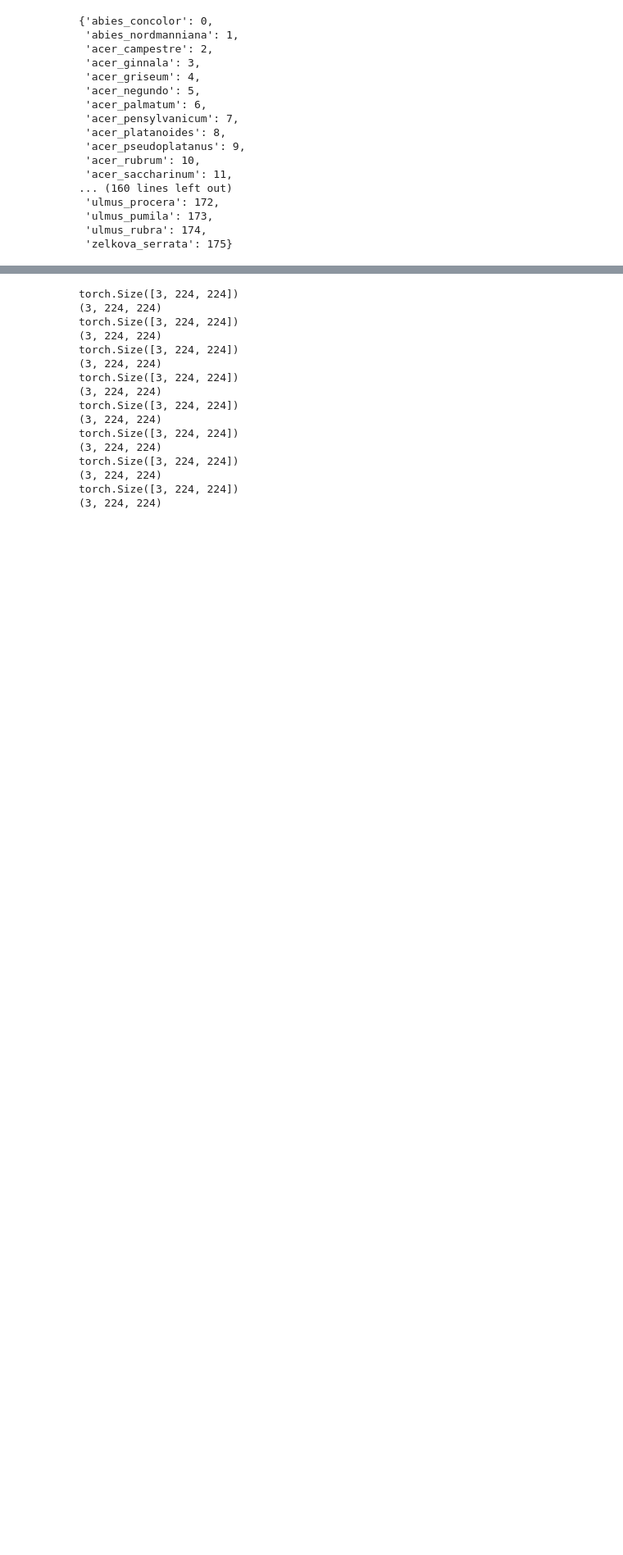
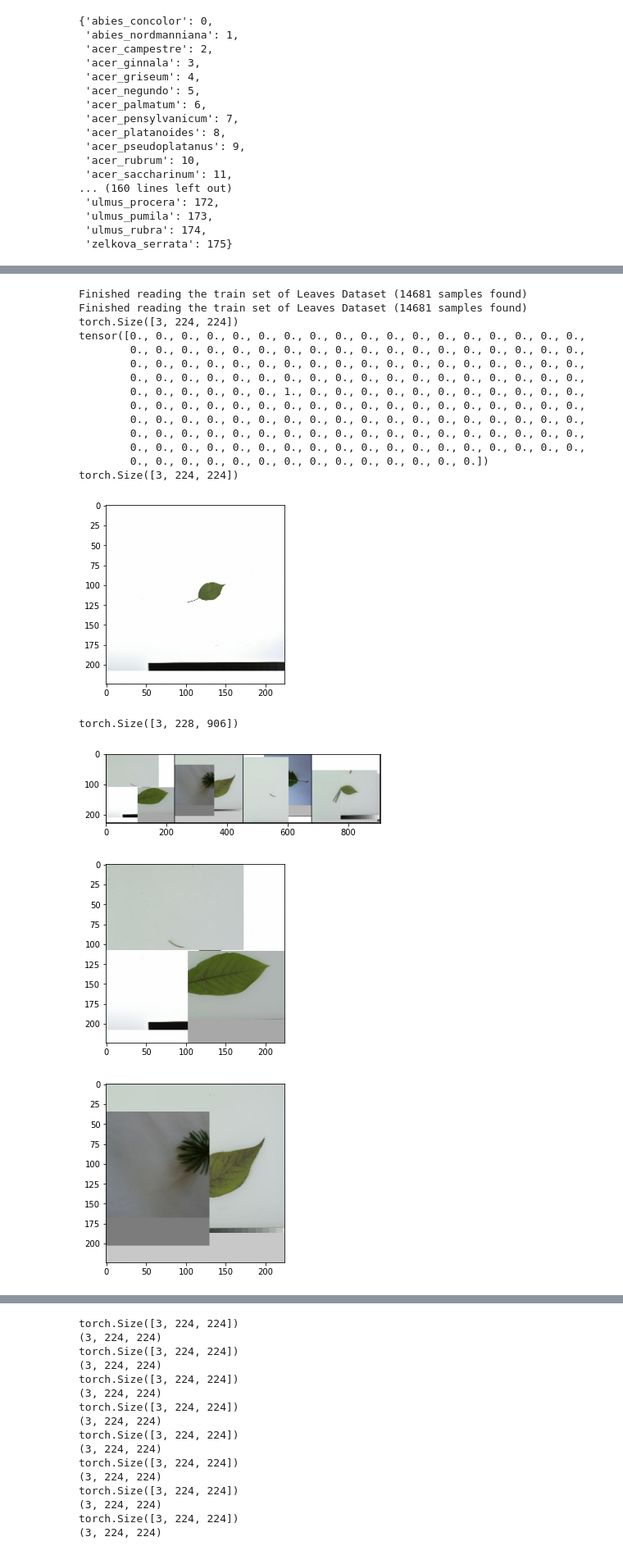
Before and after one commit to 2714830587-xh/CLRS-GG, a Jupyter notebook: Kaggle_dataloader.ipynb, the cells around one changed output, grey strips where cells are left out. Shown: that part at 82% size. Saved outputs shown, nothing was run; the diff lists cells and outputs as text; code cells hidden in the pictures; blank space fills up the shorter version.

```diff
--- a/Kaggle_dataloader.ipynb
+++ b/Kaggle_dataloader.ipynb
@@ -145,8 +152,8 @@ class_to_num
 num_to_class = {v : k for k, v in class_to_num.items()}
 # %%
 # 继承pytorch的dataset，创建自己的
-class LeavesData(Dataset):
-    def __init__(self, csv_path, file_path, mode='train', valid_ratio=0.2, resize_height=256, resize_width=256):
+class LeavesData_2(Dataset):
+    def __init__(self, csv_path, file_path, mode='train', valid_ratio=0.2):
         """
         Args:
             csv_path (string): csv 文件路径
@@ -155,9 +162,6 @@ class LeavesData(Dataset):
             valid_ratio (float): 验证集比例
         """
 
-        # 需要调整后的照片尺寸，我这里每张图片的大小尺寸不一致#
-        self.resize_height = resize_height
-        self.resize_width = resize_width
 
         self.file_path = file_path
         self.mode = mode
@@ -205,13 +209,13 @@ class LeavesData(Dataset):
         if self.mode == 'train':
             transform = transforms.Compose([
                 transforms.Resize((224, 224)),
-                transforms.RandomHorizontalFlip(p=0.5),   #随机水平翻转 选择一个概率
+                # transforms.RandomHorizontalFlip(p=0.5),   #随机水平翻转 选择一个概率
                 transforms.ToTensor()
             ])
         else:
             # valid和test不做数据增强
             transform = transforms.Compose([
-                transforms.Resize((224, 224)),
+                # transforms.Resize((224, 224)),
                 transforms.ToTensor()
             ])
 
@@ -250,0 +243,57 @@ Finished reading the test set of Leaves Dataset (8800 samples found)
+# %%
+# !pip install git+https://github.com/ildoonet/cutmix
+# from cutmix.cutmix import CutMix
+train_path = '/content/drive/MyDrive/Kaggle/train.csv'
+test_path = '/content/drive/MyDrive/Kaggle/test.csv'
+# csv文件中已经images的路径了，因此这里只到上一级目录
+img_path = '/content/drive/MyDrive/Kaggle/'
+
+trainloader = torch.utils.data.DataLoader(
+                      CutMix(LeavesData_2(train_path, img_path), num_class=176, beta=1.0, prob=0.5, num_mix=2),
+                      batch_size=4, num_workers=0)
+target=CutMix(LeavesData_2(train_path, img_path), num_class=176, beta=1.0, prob=0.5, num_mix=1)
+img,label=target[0]
+print(img.shape)  # torch.Size([3, 32, 32]) 单张图片的尺寸和通道数
+print(target[0][1])
+def imshow(img):
+    # img = img / 2 + 0.5  # unnormalize
+    img=img  #不做处理
+    npimg = img.numpy()
+    print(img.shape)
+    plt.imshow(np.transpose(npimg, (1, 2, 0)))
+    # plt.imshow(np.transpose(npimg, (1, 2, 0)))
+    plt.show()
+imshow(img)
+
+def imshow2(img):
+    plt.imshow(np.transpose(img.numpy(), (1, 2, 0)))
+    plt.show()
+
+dataiter = iter(trainloader)
+
+inputs, labels = dataiter.next()
+images=inputs
+imshow(torchvision.utils.make_grid(images))
+for j in range(inputs.size()[0]):
+    # print(inputs.shape)
+    imshow2(inputs.data[j])
+# %% [output]
+Finished reading the train set of Leaves Dataset (14681 samples found)
+Finished reading the train set of Leaves Dataset (14681 samples found)
+torch.Size([3, 224, 224])
+tensor([0., 0., 0., 0., 0., 0., 0., 0., 0., 0., 0., 0., 0., 0., 0., 0., 0., 0.,
+        0., 0., 0., 0., 0., 0., 0., 0., 0., 0., 0., 0., 0., 0., 0., 0., 0., 0.,
+        0., 0., 0., 0., 0., 0., 0., 0., 0., 0., 0., 0., 0., 0., 0., 0., 0., 0.,
+        0., 0., 0., 0., 0., 0., 0., 0., 0., 0., 0., 0., 0., 0., 0., 0., 0., 0.,
+        0., 0., 0., 0., 0., 0., 1., 0., 0., 0., 0., 0., 0., 0., 0., 0., 0., 0.,
+        0., 0., 0., 0., 0., 0., 0., 0., 0., 0., 0., 0., 0., 0., 0., 0., 0., 0.,
+        0., 0., 0., 0., 0., 0., 0., 0., 0., 0., 0., 0., 0., 0., 0., 0., 0., 0.,
+        0., 0., 0., 0., 0., 0., 0., 0., 0., 0., 0., 0., 0., 0., 0., 0., 0., 0.,
+        0., 0., 0., 0., 0., 0., 0., 0., 0., 0., 0., 0., 0., 0., 0., 0., 0., 0.,
+        0., 0., 0., 0., 0., 0., 0., 0., 0., 0., 0., 0., 0., 0.])
+torch.Size([3, 224, 224])
+[figure, added]
+torch.Size([3, 228, 906])
+[figure, added]
+[figure, added]
+[figure, added]
```
Also changed, not shown: parts of 7 cells of this notebook.
